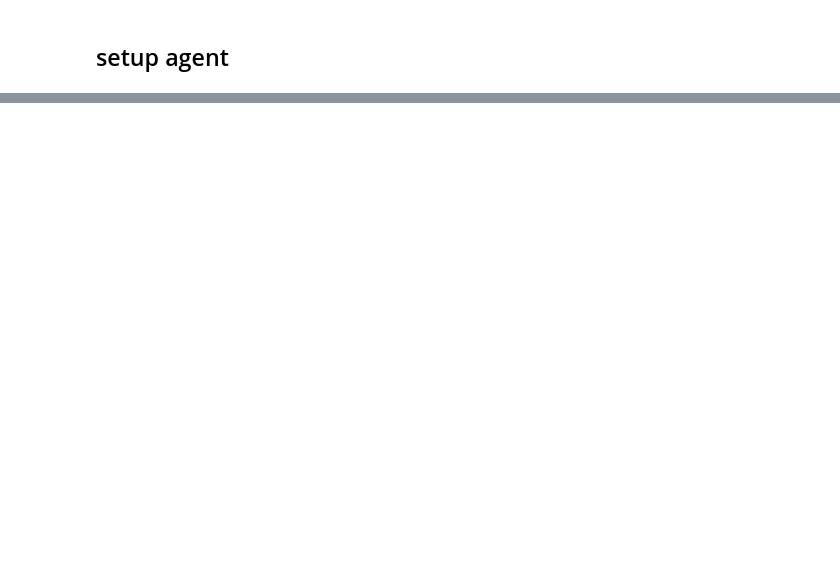
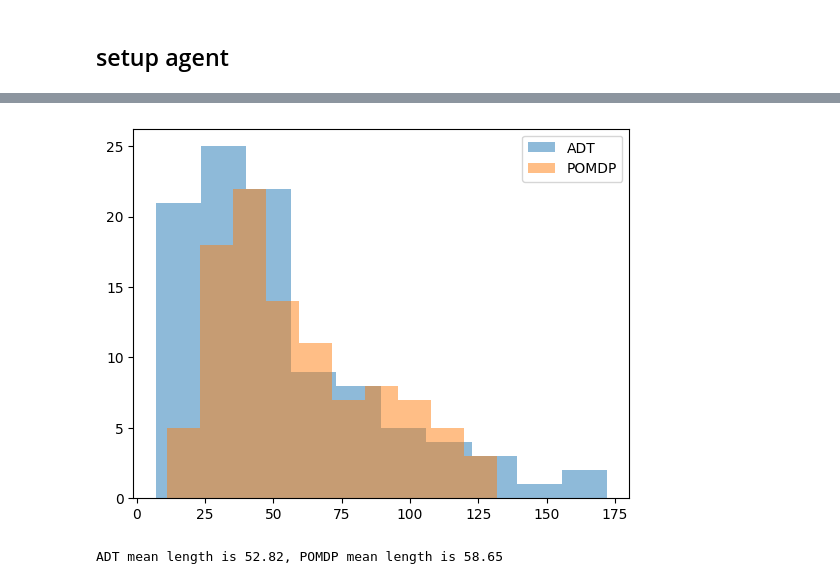
Before and after one commit to emilfrej/Active-Inference-Adaptive-Therapy, a Jupyter notebook: Python/discrete_sim_notebook.ipynb, the cells around one changed output, grey strips where cells are left out. Saved outputs shown, nothing was run; the diff lists cells and outputs as text; code cells hidden in the pictures; blank space fills up the shorter version.

Commit message:
made comparison of pomdp vs adt

```diff
--- a/Python/discrete_sim_notebook.ipynb
+++ b/Python/discrete_sim_notebook.ipynb
@@ -445,3 +464,14 @@ class DiscreteTumorEnv():
         #print(f'Starting tumor state is {self.current_tumor_state}, starting resistance state is {self.current_resistance_state}, starting treatment state is {self.current_treatment_state}')
 
 env = DiscreteTumorEnv()
+# %%
+
+#define a function to return a series of coinflips given p and length. Returns an arrays of outcomes
+def coinflip(p, length):
+    return np.random.binomial(1, p, length)
+
+#def a function to make a list of coinflips given a list of probabilities
+def make_coinflips(p_list, length):
+    return [coinflip(p, length) for p in p_list]
+
+p_lists = [[tumor_increase_prob], [resistance_increase_prob], treatment_effect_probs, resistance_decrease_probs]
@@ -639,7 +645,7 @@ plot_beliefs(C_tumor, title_str = "Tumor prior beliefs (C)")
 ## setup agent
 # %%
 
-policy_len = 7
+policy_len = 2
 
 policies = pymdp.control.construct_policies(num_states= [6], num_controls = [2], policy_len=policy_len, control_fac_idx= [0])
 
@@ -681,7 +687,6 @@ for i in range(100):
 
     agent.get_future_qs()
 
-
     #sample and action
     sampled_action  = agent.sample_action()
     #set the action from last round
@@ -699,7 +704,6 @@ for i in range(100):
     #append the dictionary to the list of dictionaries
     agent_dicts.append(state_dict)
 
-
 #convert the list of dictionaries to a pandas dataframe
 df = pd.DataFrame(agent_dicts)
 # %% [output]
@@ -745,0 +1082,21 @@ plt.legend()
+# %%
+#count up the lengths of each simulation
+sim_lengths_adt = []
+sim_lengths_POM = []
+
+for df in dfs1:
+    sim_lengths_adt.append(len(df))
+
+for df in dfs2:
+    sim_lengths_POM.append(len(df))
+
+#plot the histogram of the lengths of each simulation
+plt.hist(sim_lengths_adt, alpha = 0.5, label = 'ADT')
+plt.hist(sim_lengths_POM, alpha = 0.5, label = 'POMDP')
+plt.legend()
+plt.show()
+
+print(f'ADT mean length is {np.mean(sim_lengths_adt)}, POMDP mean length is {np.mean(sim_lengths_POM)}')
+# %% [output]
+[figure, added]
+ADT mean length is 52.82, POMDP mean length is 58.65
```
Also changed, not shown: parts of 14 cells of this notebook.
